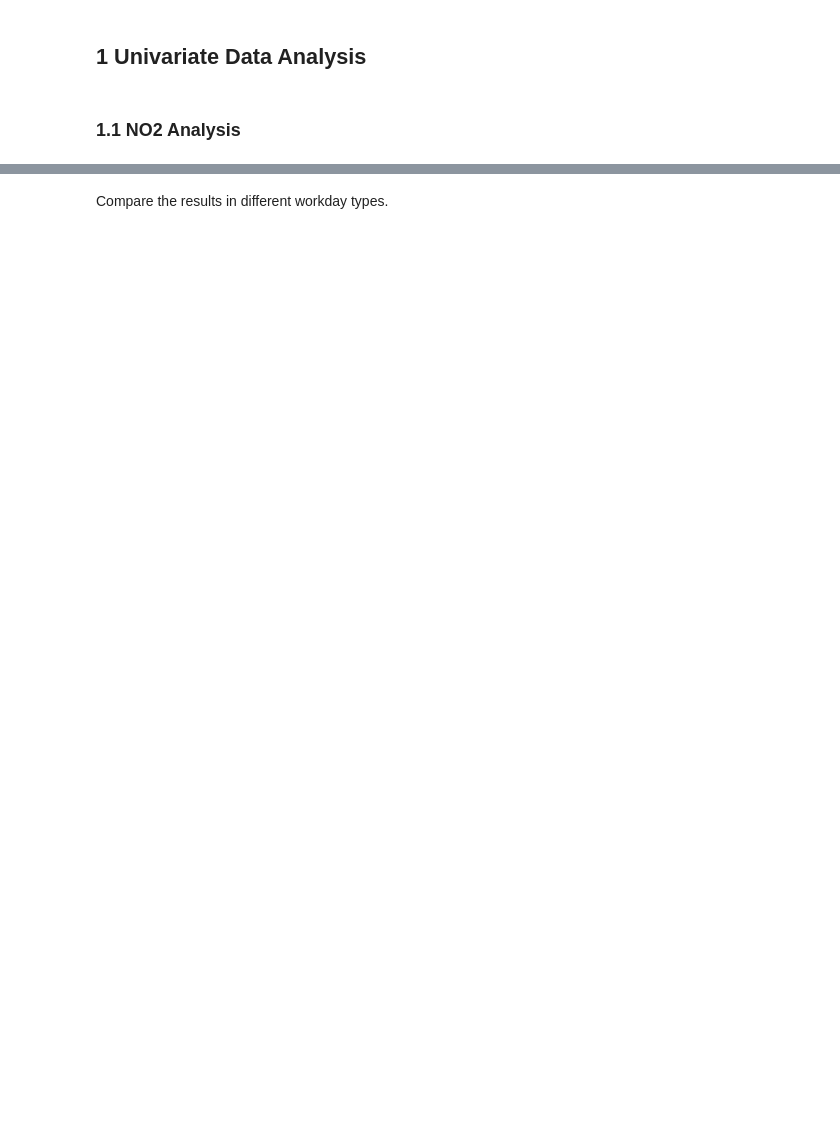
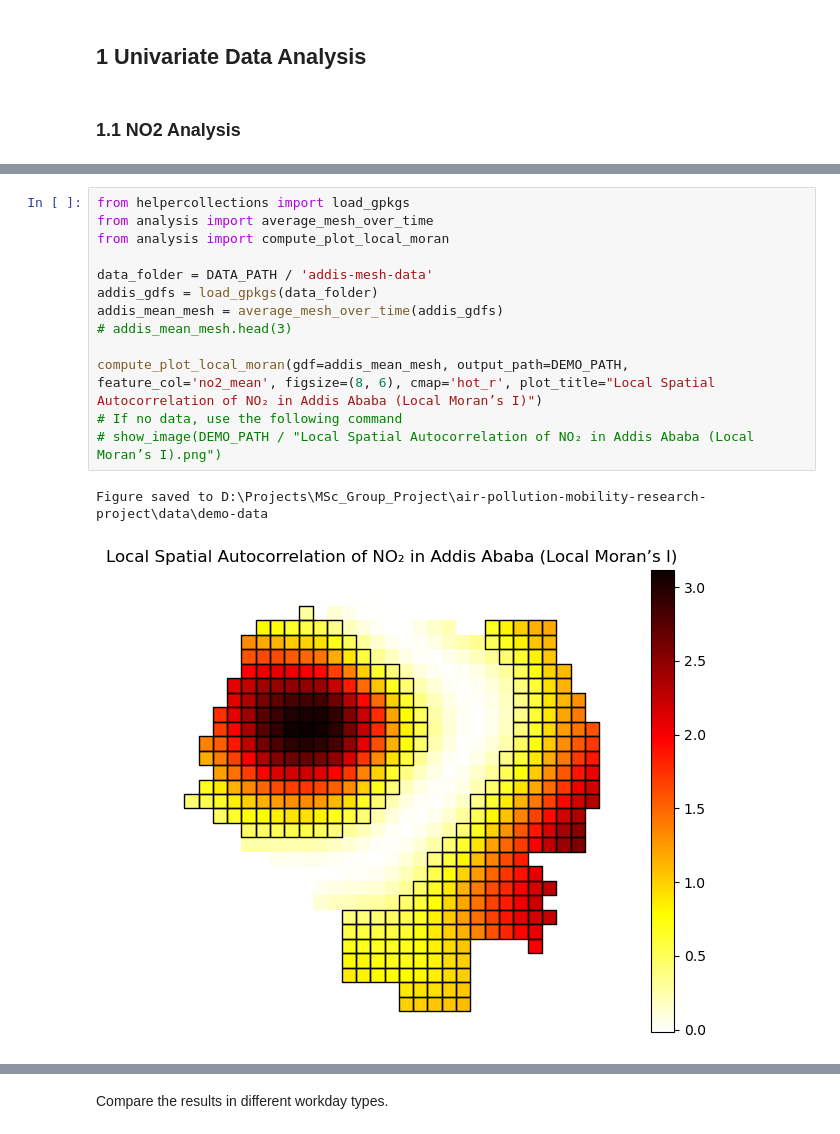
Before and after one commit to yixuan228/air-pollution-mobility-research-project, a Jupyter notebook: notebooks/3_exploratory_data_analysis.ipynb, the cells around one changed output, grey strips where cells are left out. Cells and saved outputs as stored; diff of their text form; blank space fills up the shorter version.

```diff
--- a/notebooks/3_exploratory_data_analysis.ipynb
+++ b/notebooks/3_exploratory_data_analysis.ipynb
@@ -90,0 +190,16 @@ gdf_baghdad.head(5)
+# %%
+from helpercollections import load_gpkgs
+from analysis import average_mesh_over_time
+from analysis import compute_plot_local_moran
+
+data_folder = DATA_PATH / 'addis-mesh-data'
+addis_gdfs = load_gpkgs(data_folder)
+addis_mean_mesh = average_mesh_over_time(addis_gdfs)
+# addis_mean_mesh.head(3)
+
+compute_plot_local_moran(gdf=addis_mean_mesh, output_path=DEMO_PATH, feature_col='no2_mean', figsize=(8, 6), cmap='hot_r', plot_title="Local Spatial Autocorrelation of NO₂ in Addis Ababa (Local Moran’s I)")
+# If no data, use the following command
+# show_image(DEMO_PATH / "Local Spatial Autocorrelation of NO₂ in Addis Ababa (Local Moran’s I).png")
+# %% [output]
+Figure saved to D:\Projects\MSc_Group_Project\air-pollution-mobility-research-project\data\demo-data
+[figure, added]
```
Also changed, not shown: parts of 28 cells of this notebook, 15 other files.
